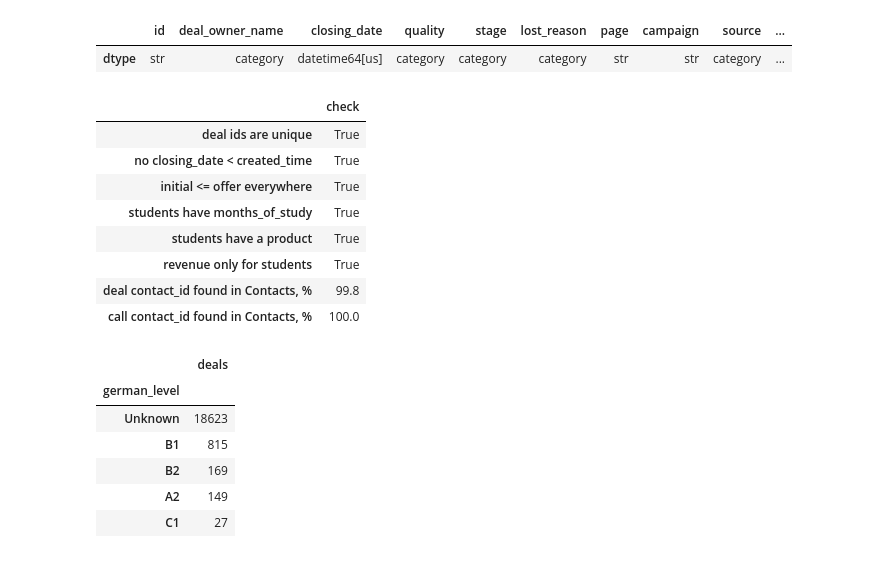
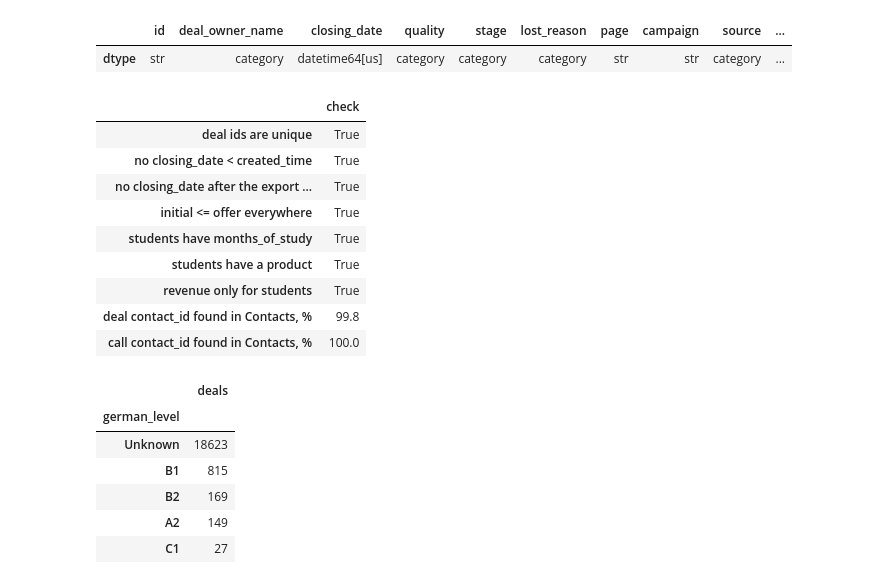
Before and after one commit to yerkovskayuliia-pixel/data-analytics-portfolio, a Jupyter notebook: python-crm-analysis/notebooks/01_data_cleaning.ipynb, the cells around one changed output. Drawn from its saved outputs; the diff is of its cells as text; code cells hidden in the pictures.

```diff
--- a/python-crm-analysis/notebooks/01_data_cleaning.ipynb
+++ b/python-crm-analysis/notebooks/01_data_cleaning.ipynb
@@ -175,19 +175,21 @@ deals.dtypes.to_frame("dtype").T
 # %%
 checks = {
     "deal ids are unique": deals["id"].is_unique,
     "no closing_date < created_time": not (deals["closing_date"] < deals["created_time"].dt.normalize()).any(),
+    "no closing_date after the export date": not (deals["closing_date"] > deals["created_time"].max()).any(),
     "initial <= offer everywhere": not (deals["initial_amount_paid"] > deals["offer_total_amount"]).any(),
     "students have months_of_study": deals.loc[deals["is_student"], "months_of_study"].notna().all(),
     "students have a product": deals.loc[deals["is_student"], "product"].ne("Unknown").all(),
     "revenue only for students": (deals.loc[~deals["is_student"], "revenue"] == 0).all(),
     "deal contact_id found in Contacts, %": round(deals["contact_id"].isin(clean["Contacts"]["id"]).mean() * 100, 1),
     "call contact_id found in Contacts, %": round(clean["Calls"]["contact_id"].dropna().isin(clean["Contacts"]["id"]).mean() * 100, 1),
 }
 pd.Series(checks, name="check").to_frame()
 # %% [output]
 |  | check |
 | deal ids are unique | True |
 | no closing_date < created_time | True |
+| no closing_date after the export ... | True |
 | initial <= offer everywhere | True |
 | students have months_of_study | True |
 | students have a product | True |
```
Also changed, not shown: parts of 2 cells of this notebook, 16 other files.
